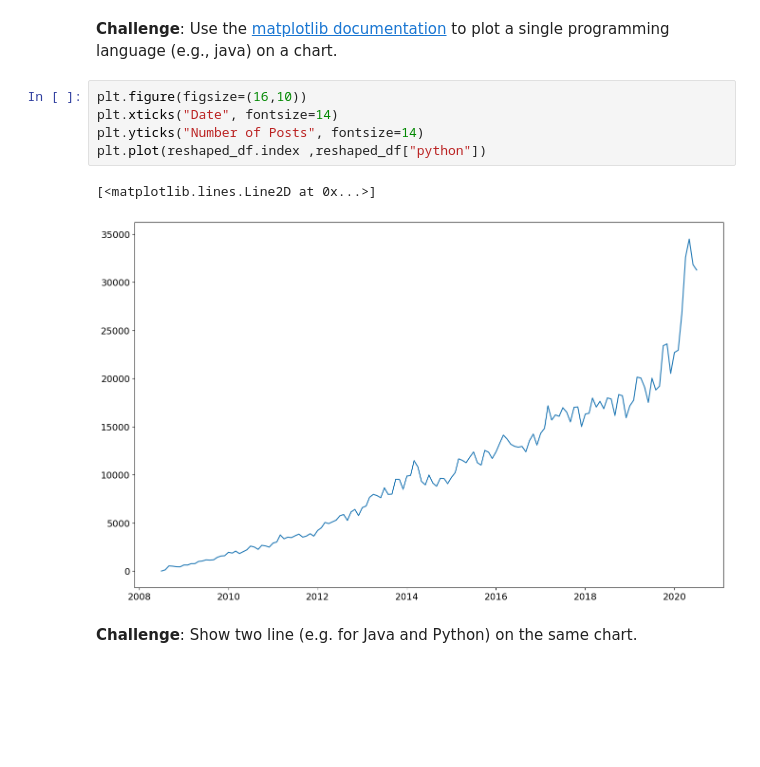
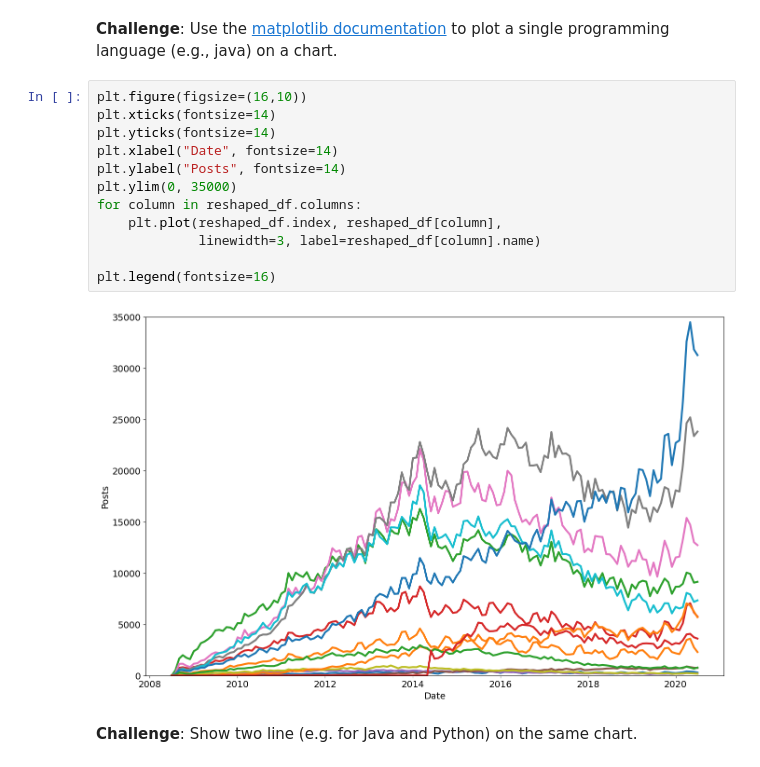
Before and after one commit to Witalka-Shelby/Python-100-Days, a Jupyter notebook: day 72/Programming_Languages_(start).ipynb, the cells around one changed output. Cells and saved outputs as stored; diff of their text form; blank space fills up the shorter version.

```diff
--- a/day 72/Programming_Languages_(start).ipynb
+++ b/day 72/Programming_Languages_(start).ipynb
@@ -202,12 +202,18 @@ Name: java, Length: 145, dtype: int64
 **Challenge**: Use the [matplotlib documentation](https://matplotlib.org/3.2.1/api/_as_gen/matplotlib.pyplot.plot.html#matplotlib.pyplot.plot) to plot a single programming language (e.g., java) on a chart.
 # %%
 plt.figure(figsize=(16,10))
-plt.xticks("Date", fontsize=14)
-plt.yticks("Number of Posts", fontsize=14)
-plt.plot(reshaped_df.index ,reshaped_df["python"])
+plt.xticks(fontsize=14)
+plt.yticks(fontsize=14)
+plt.xlabel("Date", fontsize=14)
+plt.ylabel("Posts", fontsize=14)
+plt.ylim(0, 35000)
+for column in reshaped_df.columns:
+    plt.plot(reshaped_df.index, reshaped_df[column],
+             linewidth=3, label=reshaped_df[column].name)
+
+plt.legend(fontsize=16)
 # %% [output]
-[<matplotlib.lines.Line2D at 0x...>]
-[figure, old version]
+[figure, new version]
 # %% [markdown]
 **Challenge**: Show two line (e.g. for Java and Python) on the same chart.
 # %% [markdown]
```
